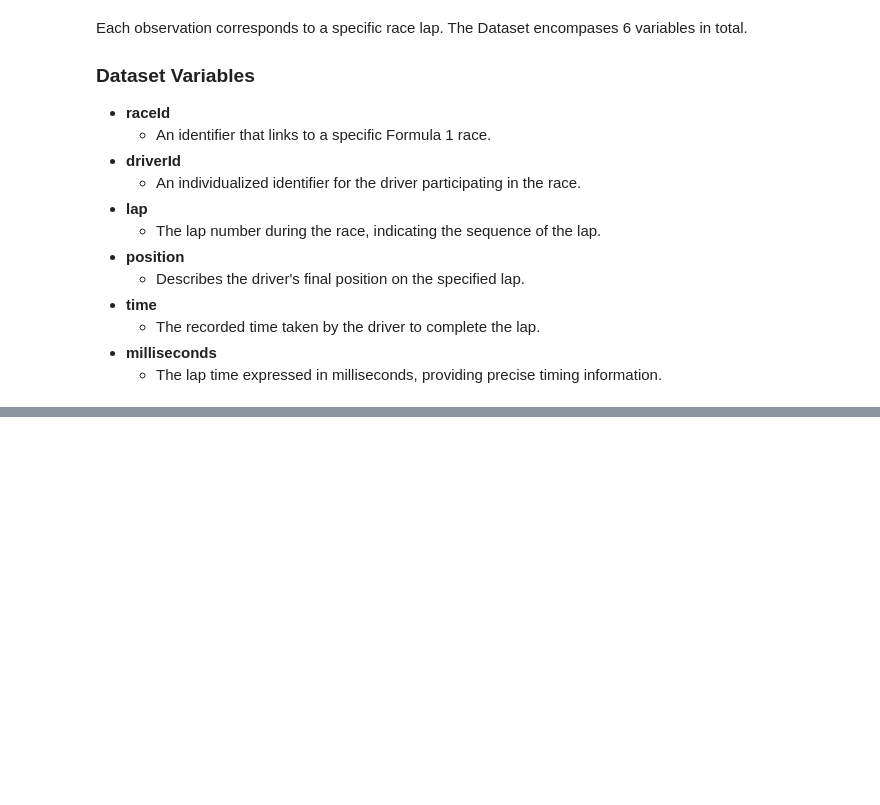
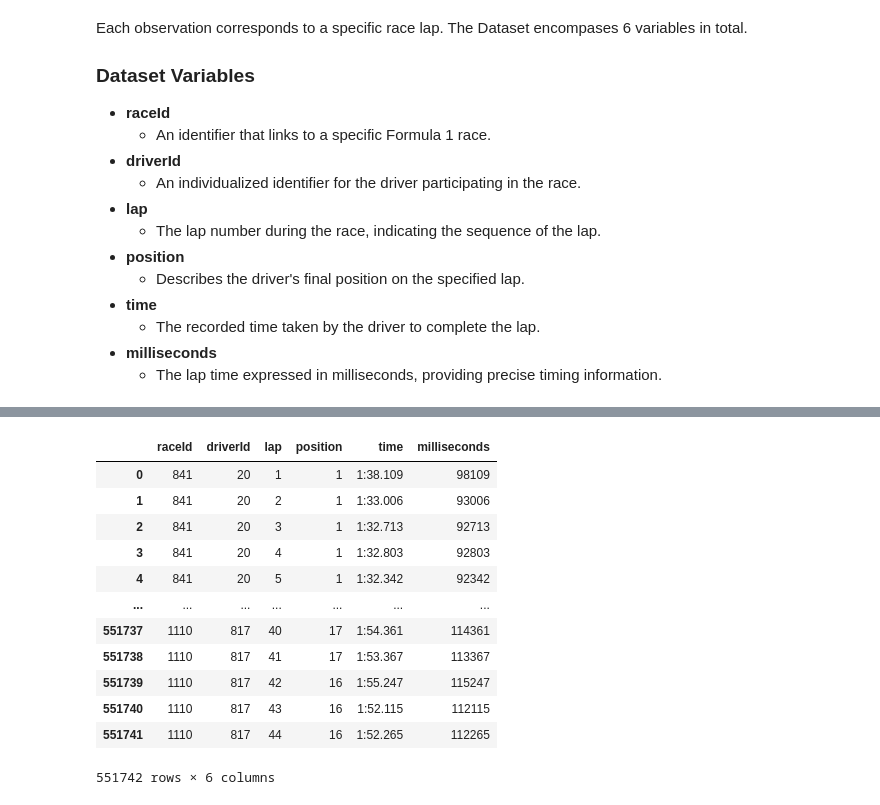
Before and after one commit to enzzzoooo/csmodel-formulaOne, a Jupyter notebook: CSMODEL_MCO_DATADESC.ipynb, the cells around one changed output, grey strips where cells are left out. Cells and saved outputs as stored; diff of their text form; code cells hidden in the pictures; blank space fills up the shorter version.

```diff
--- a/CSMODEL_MCO_DATADESC.ipynb
+++ b/CSMODEL_MCO_DATADESC.ipynb
@@ -216,0 +321,23 @@ The Race Lap Data Dataset is structured as a tabular format and contains a subst
+# %%
+# EDA 3: Overtakeability of a track
+
+recent_race_info = recent_race[['raceId', 'year', 'name']].sort_values(by='raceId')
+
+lap_times = pd.read_csv('lap_times.csv')
+recent_lap_times = lap_times[lap_times['raceId'].isin(recent_race)]
+
+lap_times
+# %% [output]
+|  | raceId | driverId | lap | position | time | milliseconds |
+| 0 | 841 | 20 | 1 | 1 | 1:38.109 | 98109 |
+| 1 | 841 | 20 | 2 | 1 | 1:33.006 | 93006 |
+| 2 | 841 | 20 | 3 | 1 | 1:32.713 | 92713 |
+| 3 | 841 | 20 | 4 | 1 | 1:32.803 | 92803 |
+| 4 | 841 | 20 | 5 | 1 | 1:32.342 | 92342 |
+| ... | ... | ... | ... | ... | ... | ... |
+| 551737 | 1110 | 817 | 40 | 17 | 1:54.361 | 114361 |
+| 551738 | 1110 | 817 | 41 | 17 | 1:53.367 | 113367 |
+| 551739 | 1110 | 817 | 42 | 16 | 1:55.247 | 115247 |
+| 551740 | 1110 | 817 | 43 | 16 | 1:52.115 | 112115 |
+| 551741 | 1110 | 817 | 44 | 16 | 1:52.265 | 112265 |
+551742 rows × 6 columns
```
Also changed, not shown: parts of 6 cells of this notebook.
